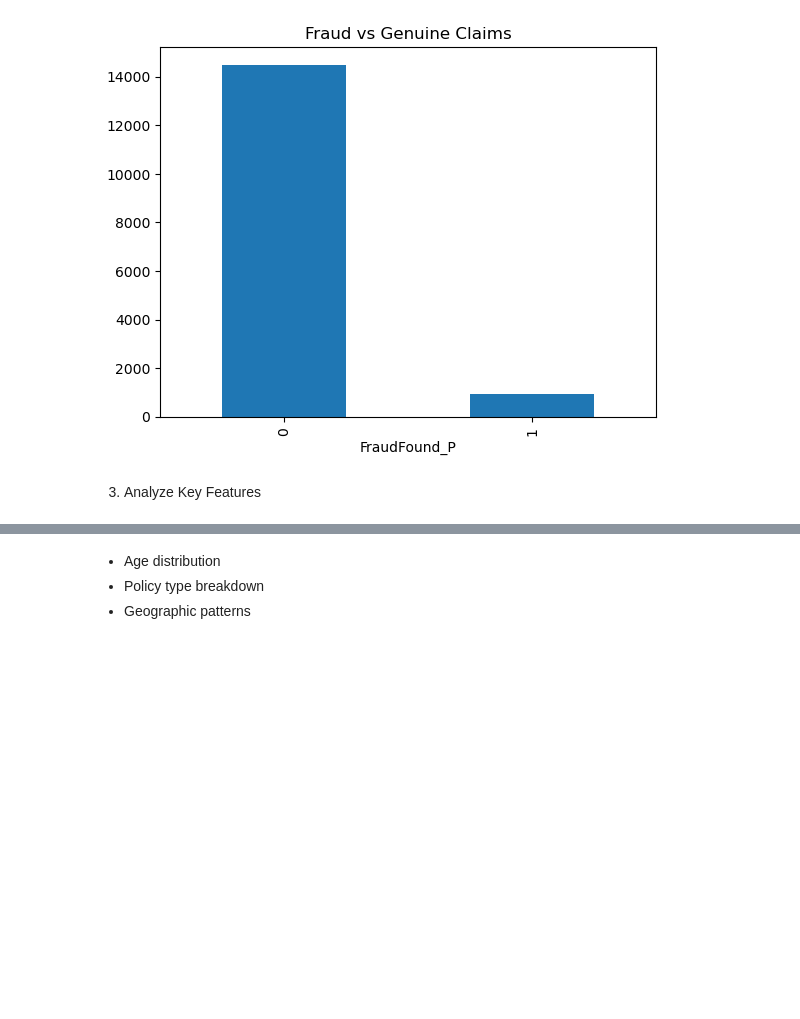
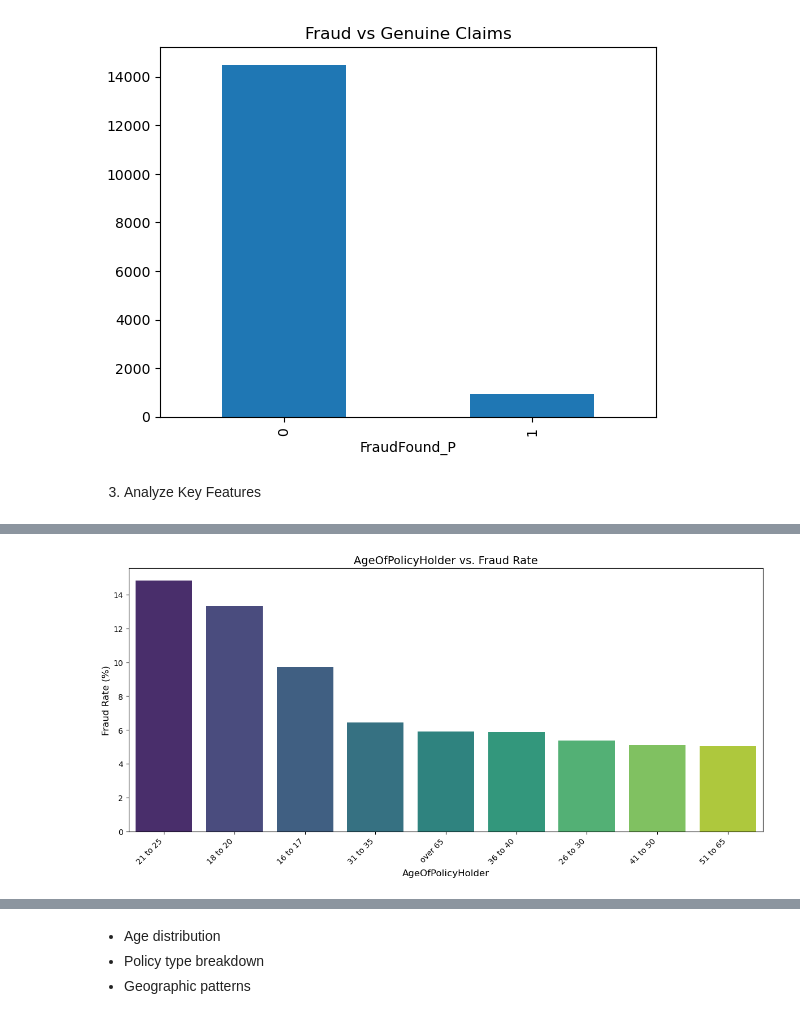
Before and after one commit to bhavikasahu09/FraudFinder, a Jupyter notebook: notebooks/02_eda.ipynb, the cells around one changed output, grey strips where cells are left out. Cells and saved outputs as stored; diff of their text form; code cells hidden in the pictures; blank space fills up the shorter version.

```diff
--- a/notebooks/02_eda.ipynb
+++ b/notebooks/02_eda.ipynb
@@ -92 +104,15 @@ plt.show()
+# %%
+
+plt.figure(figsize=(12, 6))
+fraud_rate = df.groupby('AgeOfPolicyHolder')['FraudFound_P'].mean().sort_values(ascending=False)
+sns.barplot(    x=fraud_rate.index, y=fraud_rate.values * 100, palette='viridis', hue=fraud_rate.index, legend=False)
+plt.title(f'{'AgeOfPolicyHolder'} vs. Fraud Rate', fontsize=14)
+plt.ylabel('Fraud Rate (%)', fontsize=12)
+plt.xlabel('AgeOfPolicyHolder', fontsize=12)
+plt.xticks(rotation=45, ha='right')
+plt.tight_layout()
+plt.savefig(f'{'AgeOfPolicyHolder'}_fraud_rate.png')
+plt.show()
+# %% [output]
+[figure, added]
 # %%
```
Also changed, not shown: parts of 21 cells of this notebook, 13 other files.
